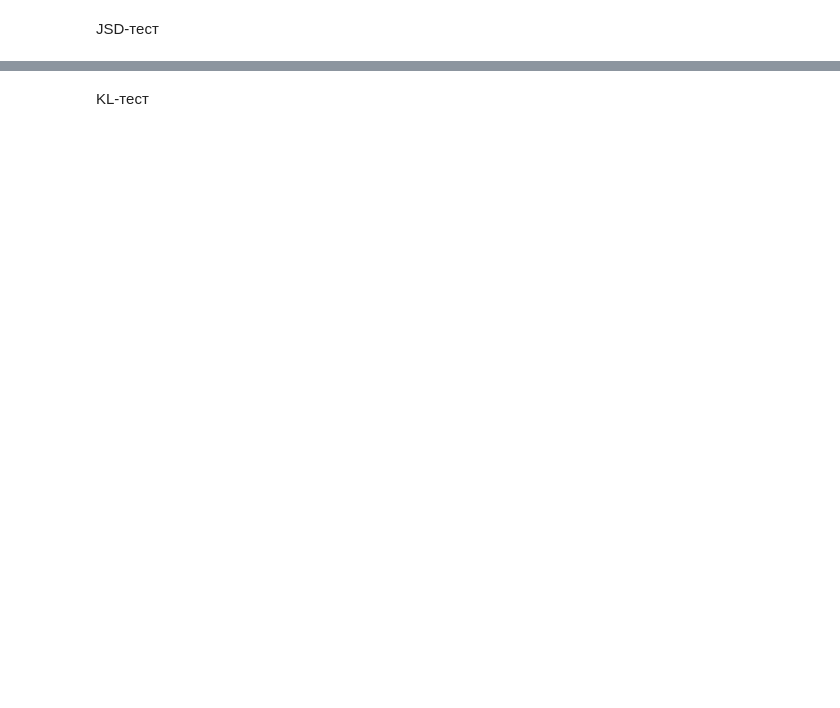
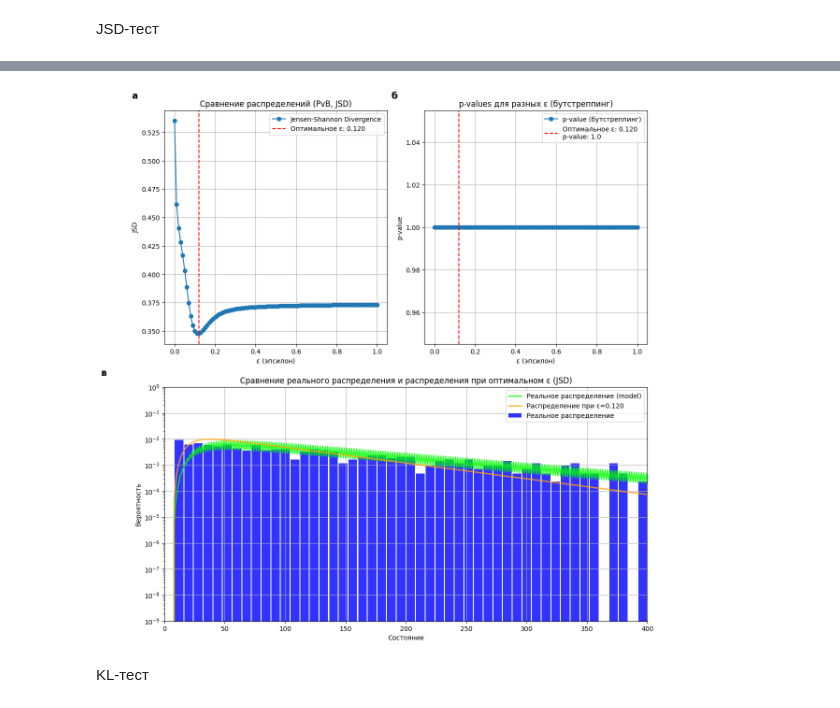
Before and after one commit to spells39/RWAnalyzer, a Jupyter notebook: src/find_opt_epsilon.ipynb, the cells around one changed output, grey strips where cells are left out. Saved outputs shown, nothing was run; the diff lists cells and outputs as text; code cells hidden in the pictures; blank space fills up the shorter version.

```diff
--- a/src/find_opt_epsilon.ipynb
+++ b/src/find_opt_epsilon.ipynb
@@ -371,6 +503,7 @@ print_optimal_time_metrics(PVB_OUTPUT_DIR, optimal_epsilon_pvb_js)
 # %%
 plt.figure(figsize=(12, 12))
 plt.subplot(2, 2, 1)
+label_panel('\u0430')
 plt.plot(epsilon_vals, js_distances, marker='o', label='Jensen-Shannon Divergence')
 plt.axvline(optimal_epsilon_pvb_js, color='red', linestyle='--', label=f'Оптимальное ε: {optimal_epsilon_pvb_js:.3f}')
 plt.xlabel('ε (эпсилон)')
@@ -380,33 +513,37 @@ plt.legend()
 plt.grid()
 
 plt.subplot(2, 2, 2)
+label_panel('\u0431')
 plt.plot(epsilon_vals, p_values_js, marker='o', label='p-value (бутстреппинг)')
 plt.axvline(optimal_epsilon_pvb_js, color='red', linestyle='--', label=f'Оптимальное ε: {optimal_epsilon_pvb_js:.3f}\np-value: {optimal_p_value_pvb_js}')
 plt.xlabel('ε (эпсилон)')
 plt.ylabel('p-value')
 plt.title('p-values для разных ε (бутстреппинг)')
 plt.legend()
 plt.grid()
 
 plt.subplot(2, 1, 2)
+label_panel('\u0432')
 #bin_size = 5
 #grouped_data = [player_center_turns[i:i+bin_size].mean() for i in range(0, len(player_center_turns), bin_size)]
 #plt.bar(range(len(grouped_data)), grouped_data, width=6, alpha=0.7, label='Реальное распределение')
 #plt.plot(prob_real_center, label='Реальное распределение', linestyle='-', color='blue', alpha=0.7, linewidth=2)
 plt.plot(prob_real_center_model, label='Реальное распределение (model)', linestyle='-', color='lime', alpha=0.8, linewidth=2)
 plt.plot(optimal_prob_pvb_js, label=f'Распределение при ε={optimal_epsilon_pvb_js:.3f}', linestyle='-', color='orange', alpha=0.8, linewidth=2)
 plt.hist(player_center_turns, bins = bins_ranges_center, density=True, color="blue", rwidth=0.9, alpha=0.8, label='Реальное распределение')
 plt.xlim(0, 400)
 plt.ylim(10e-10, 10e-1)
 plt.yscale("log")
 plt.xlabel('Состояние')
 plt.ylabel('Вероятность')
 plt.title('Сравнение реального распределения и распределения при оптимальном ε (JSD)')
 plt.legend()
 plt.grid()
 
 plt.tight_layout()
 plt.show()
+# %% [output]
+[figure, added]
 # %% [markdown]
 KL-тест
 # %%
```
Also changed, not shown: parts of 32 cells of this notebook, 4 other files.
